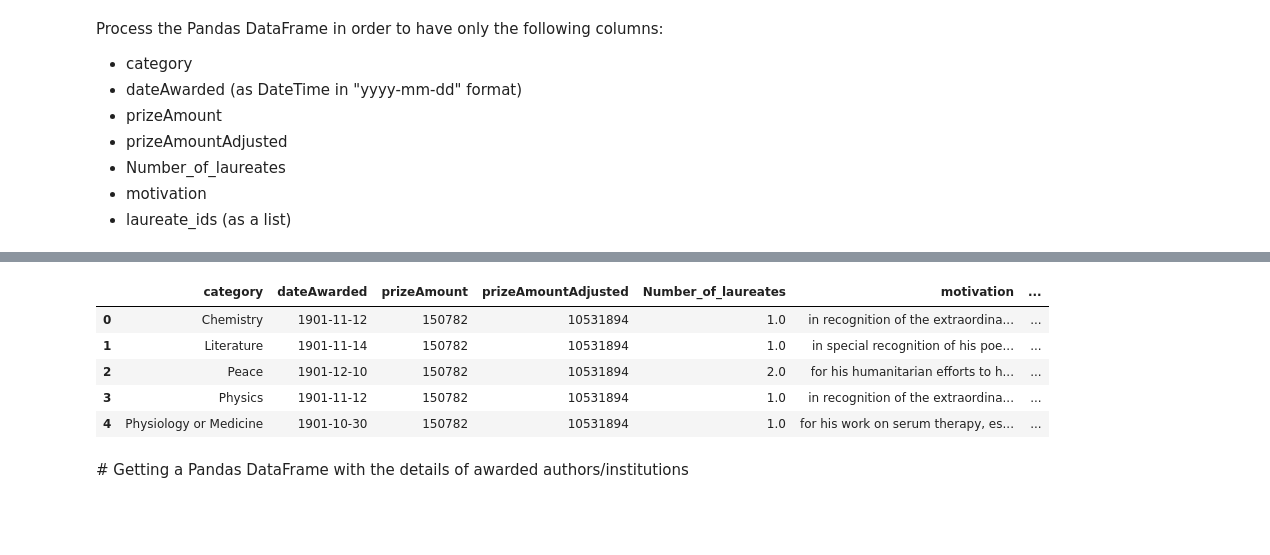
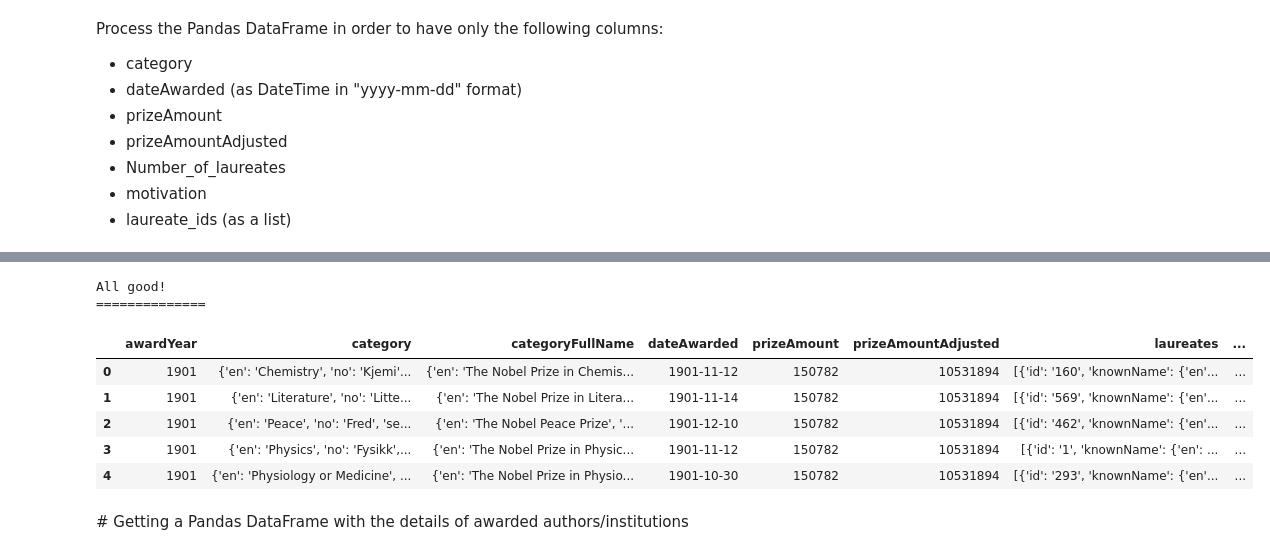
Before and after one commit to isg75/lab-apis, a Jupyter notebook: lab_apis.ipynb, the cells around one changed output, grey strips where cells are left out. Drawn from its saved outputs; the diff is of its cells as text; code cells hidden in the pictures; blank space fills up the shorter version.

```diff
--- a/lab_apis.ipynb
+++ b/lab_apis.ipynb
@@ -63,18 +152,52 @@ Process the Pandas DataFrame in order to have only the following columns:
 # %%
+
+#Answer
 url = "http://api.nobelprize.org/2.1/nobelPrizes?limit=100000"
 
 response = requests.get(url)
 
 if response.status_code == 200:
-    prizes_list = response.json()['nobelPrizes']
-    # Your code here
+        print("All good!")
+        print("==============")
+        print("\n")
+
+        # Parse JSON response
+        data = response.json()
+
+        # Extract relevant data (nobelPrizes here)
+        nobel_prizes = data.get('nobelPrizes', [])
+
+        # Convert to DataFrame
+        nobel_prizes_df = pd.DataFrame(nobel_prizes)
+
+        #Keep only required columns
+        nobel_prizes_df2 = nobel_prizes_df.drop(columns=['links'])
+
+        #Checking/changing format of column dateAwarded
+        nobel_prizes_df2['dateAwarded'] = pd.to_datetime(nobel_prizes_df2['dateAwarded']).dt.strftime('%Y-%m-%d')
+
+        #Adding the column laureate_ids
+        def extract_ids(laureates_list):
+            if isinstance(laureates_list, list):  # Check if the item is a list
+                return ','.join([str(laureate['id']) for laureate in laureates_list])
+            else:
+                return ''  # Return empty string if it's not a list
+
+        # Apply the function to the DataFrame
+        nobel_prizes_df2['laureate_id'] = nobel_prizes_df2['laureates'].apply(extract_ids)
+
+
+        # Check first lines of df
+        display(nobel_prizes_df2.head())
 # %% [output]
+All good!
+==============
-|  | category | dateAwarded | prizeAmount | prizeAmountAdjusted | Number_of_laureates | motivation | ... |
-| 0 | Chemistry | 1901-11-12 | 150782 | 10531894 | 1.0 | in recognition of the extraordina... | ... |
-| 1 | Literature | 1901-11-14 | 150782 | 10531894 | 1.0 | in special recognition of his poe... | ... |
-| 2 | Peace | 1901-12-10 | 150782 | 10531894 | 2.0 | for his humanitarian efforts to h... | ... |
-| 3 | Physics | 1901-11-12 | 150782 | 10531894 | 1.0 | in recognition of the extraordina... | ... |
-| 4 | Physiology or Medicine | 1901-10-30 | 150782 | 10531894 | 1.0 | for his work on serum therapy, es... | ... |
+|  | awardYear | category | categoryFullName | dateAwarded | prizeAmount | prizeAmountAdjusted | laureates | ... |
+| 0 | 1901 | {'en': 'Chemistry', 'no': 'Kjemi'... | {'en': 'The Nobel Prize in Chemis... | 1901-11-12 | 150782 | 10531894 | [{'id': '160', 'knownName': {'en'... | ... |
+| 1 | 1901 | {'en': 'Literature', 'no': 'Litte... | {'en': 'The Nobel Prize in Litera... | 1901-11-14 | 150782 | 10531894 | [{'id': '569', 'knownName': {'en'... | ... |
+| 2 | 1901 | {'en': 'Peace', 'no': 'Fred', 'se... | {'en': 'The Nobel Peace Prize', '... | 1901-12-10 | 150782 | 10531894 | [{'id': '462', 'knownName': {'en'... | ... |
+| 3 | 1901 | {'en': 'Physics', 'no': 'Fysikk',... | {'en': 'The Nobel Prize in Physic... | 1901-11-12 | 150782 | 10531894 | [{'id': '1', 'knownName': {'en': ... | ... |
+| 4 | 1901 | {'en': 'Physiology or Medicine', ... | {'en': 'The Nobel Prize in Physio... | 1901-10-30 | 150782 | 10531894 | [{'id': '293', 'knownName': {'en'... | ... |
 # %% [markdown]
 # Getting a Pandas DataFrame with the details of awarded authors/institutions
 # %% [markdown]
```
Also changed, not shown: parts of 13 cells of this notebook.
